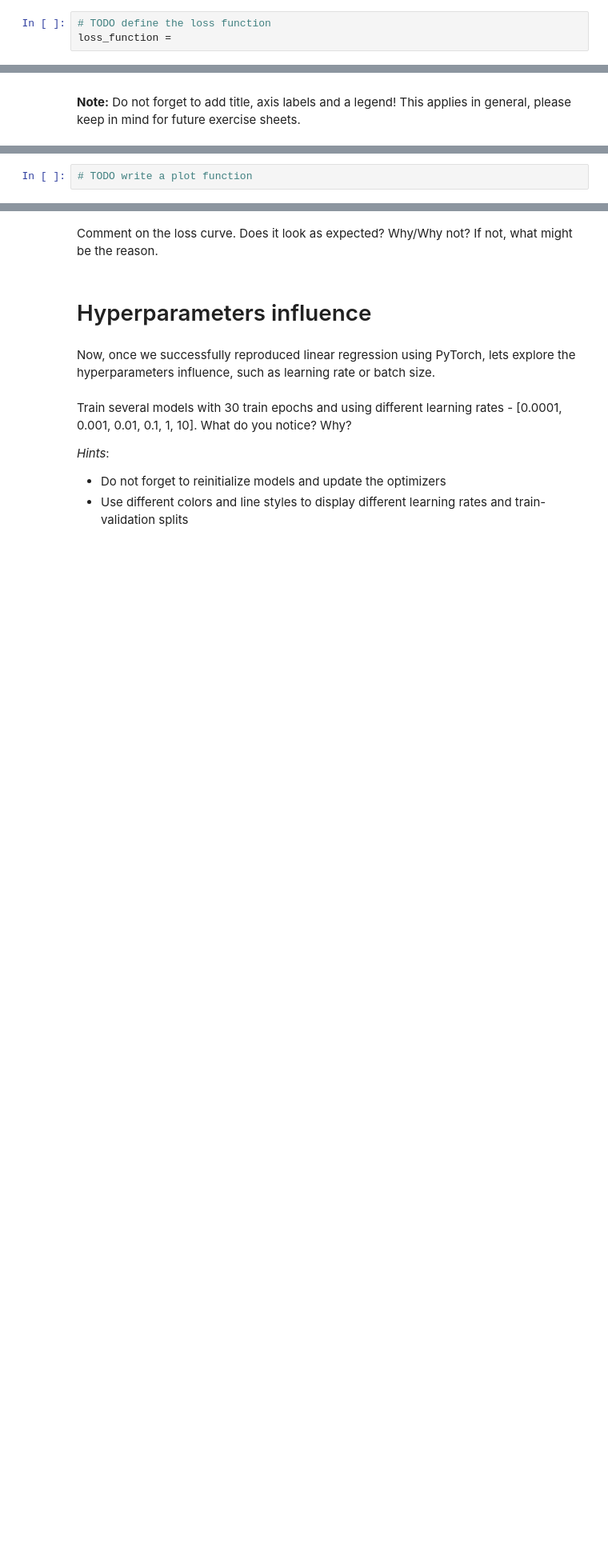
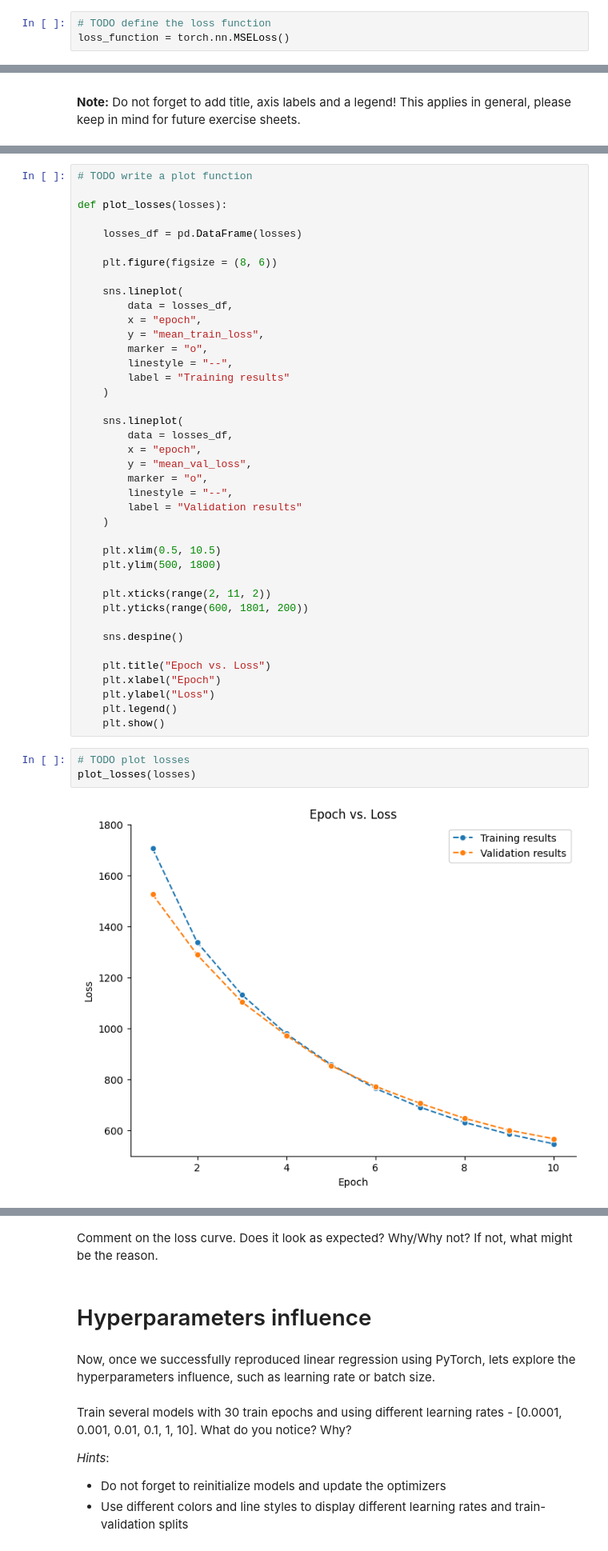
Before and after one commit to DrOetker007/Machine-Learning, a Jupyter notebook: Practical_2 (last summer semester)/2_NAME1_NAME2_Kauws.ipynb, the cells around one changed output, grey strips where cells are left out. Shown at 80% size. Cells and saved outputs as stored; diff of their text form; blank space fills up the shorter version.

```diff
--- a/Practical_2 (last summer semester)/2_NAME1_NAME2_Kauws.ipynb
+++ b/Practical_2 (last summer semester)/2_NAME1_NAME2_Kauws.ipynb
@@ -388,7 +424,7 @@ Put the model in training mode.
 Since we're dealing with regression problem, [MSELoss](https://pytorch.org/docs/stable/generated/torch.nn.MSELoss.html) is the canonical choice for the loss.
 # %%
 # TODO define the loss function
-loss_function =
+loss_function = torch.nn.MSELoss()
 # %% [markdown]
 ## Model Fitting
 # %% [markdown]
@@ -473,2 +704,45 @@ num_epochs = 15
+# %%
+# TODO write a plot function
+
+def plot_losses(losses):
+
+    losses_df = pd.DataFrame(losses)
+
+    plt.figure(figsize = (8, 6))
+
+    sns.lineplot(
+        data = losses_df,
+        x = "epoch",
+        y = "mean_train_loss",
+        marker = "o",
+        linestyle = "--",
+        label = "Training results"
+    )
+
+    sns.lineplot(
+        data = losses_df,
+        x = "epoch",
+        y = "mean_val_loss",
+        marker = "o",
+        linestyle = "--",
+        label = "Validation results"
+    )
+
+    plt.xlim(0.5, 10.5)
+    plt.ylim(500, 1800)
+
+    plt.xticks(range(2, 11, 2))
+    plt.yticks(range(600, 1801, 200))
+
+    sns.despine()
+
+    plt.title("Epoch vs. Loss")
+    plt.xlabel("Epoch")
+    plt.ylabel("Loss")
+    plt.legend()
+    plt.show()
 # %%
-# TODO write a plot function
+# TODO plot losses
+plot_losses(losses)
+# %% [output]
+[figure, added]
```
Also changed, not shown: parts of 40 cells of this notebook, 5 other files.
